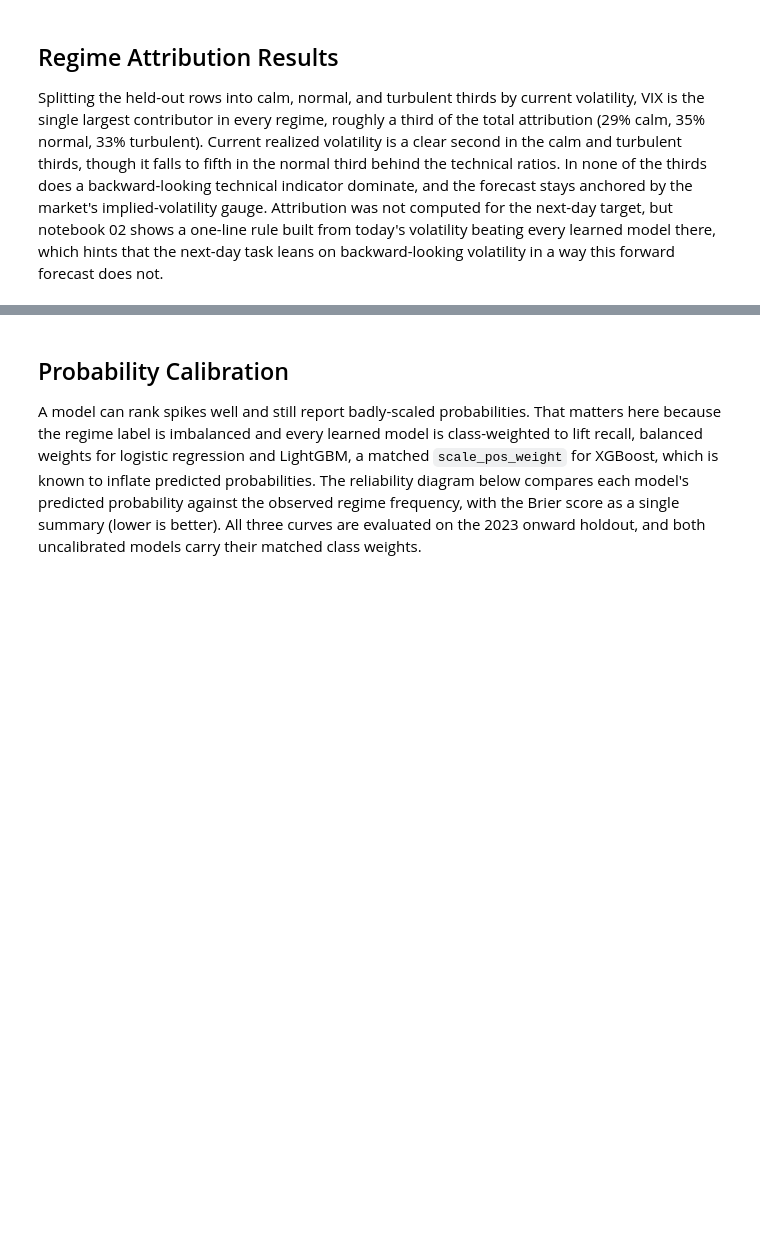
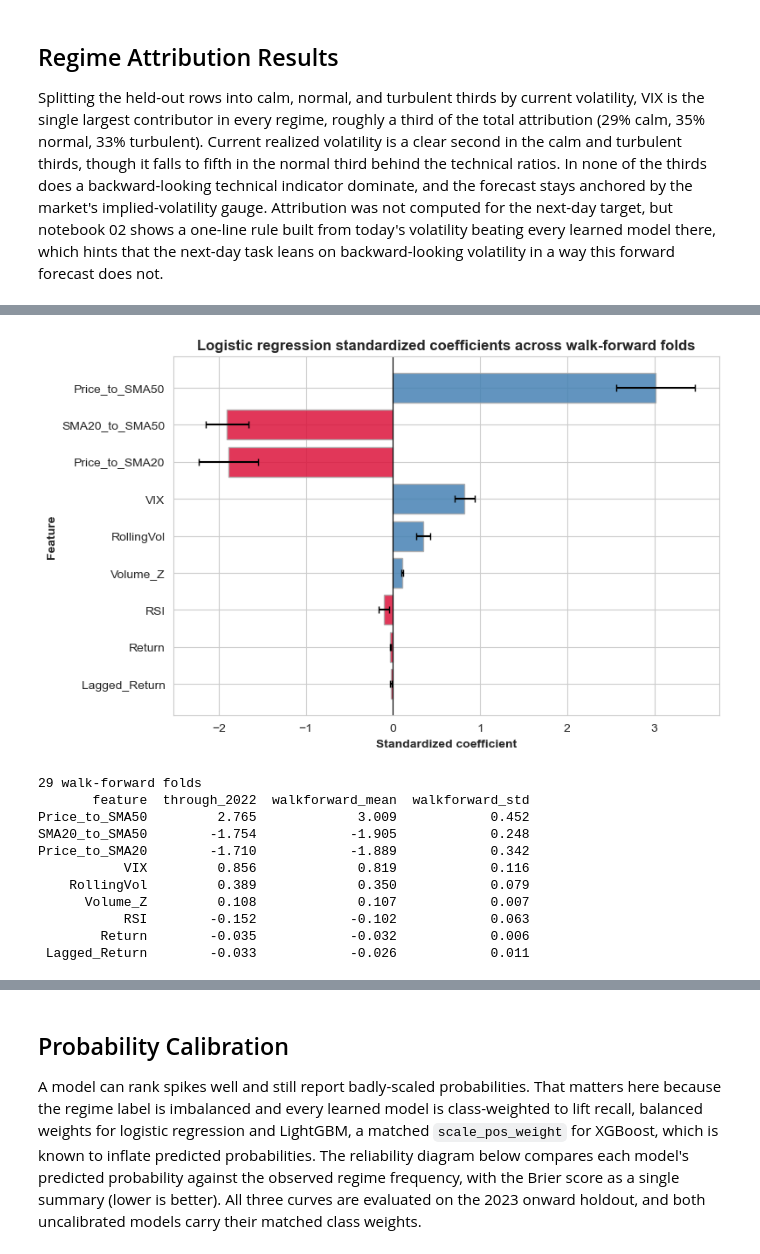
Before and after one commit to tisyasharma/volatility-regime-forecasting, a Jupyter notebook: notebooks/03_explainability.ipynb, the cells around one changed output, grey strips where cells are left out. Drawn from its saved outputs; the diff is of its cells as text; code cells hidden in the pictures; blank space fills up the shorter version.

```diff
--- a/notebooks/03_explainability.ipynb
+++ b/notebooks/03_explainability.ipynb
@@ -123,0 +129,63 @@ Splitting the held-out rows into calm, normal, and turbulent thirds by current v
+# %%
+split_cfg = cfg["split"]
+splits = generate_expanding_window_splits(
+    dates=df["Date"],
+    train_start=split_cfg["train_start"],
+    initial_train_end=split_cfg["initial_train_end"],
+    test_size_days=split_cfg["test_size_days"],
+    step_size_days=split_cfg["step_size_days"],
+    min_train_size_days=split_cfg["min_train_size_days"],
+)
+feat_ok = df[features].notna().all(axis=1)
+target_ok = df[target].notna()
+fold_coefs = []
+for tr_s, tr_e, te_s, te_e in splits:
+    tr_mask, _ = get_fold_indices(df["Date"], tr_s, tr_e, te_s, te_e, label_end=df["label_end_forward"])
+    tr_mask = tr_mask & feat_ok & target_ok
+    if tr_mask.sum() < 50:
+        continue
+    bundle = train_logistic_regression(df.loc[tr_mask, features], df.loc[tr_mask, target])
+    fold_coefs.append(bundle["model"].coef_[0])
+
+fold_coefs = np.array(fold_coefs)
+coef_mean = fold_coefs.mean(axis=0)
+coef_std = fold_coefs.std(axis=0, ddof=1)
+coef_2022 = train_logistic_regression(X_train, y_train)["model"].coef_[0]
+
+order = np.argsort(np.abs(coef_mean))
+colors = [STEEL if coef_mean[i] > 0 else CRIMSON for i in order]
+fig, ax = plt.subplots(figsize=(8, 5))
+ax.barh(range(len(order)), coef_mean[order], xerr=coef_std[order], color=colors,
+        alpha=0.85, edgecolor="darkgrey", capsize=3)
+ax.axvline(0, color="black", linewidth=0.8)
+ax.set_yticks(range(len(order)))
+ax.set_yticklabels([features[i] for i in order])
+ax.set_xlabel("Standardized coefficient", fontweight="bold")
+ax.set_ylabel("Feature", fontweight="bold")
+ax.set_title("Logistic regression standardized coefficients across walk-forward folds", fontweight="bold")
+plt.tight_layout()
+plt.savefig(FIG / "logreg_coefficients.png", dpi=130, bbox_inches="tight")
+plt.show()
+
+coef_table = pd.DataFrame({
+    "feature": features,
+    "through_2022": np.round(coef_2022, 3),
+    "walkforward_mean": np.round(coef_mean, 3),
+    "walkforward_std": np.round(coef_std, 3),
+})
+coef_table = coef_table.reindex(coef_table["walkforward_mean"].abs().sort_values(ascending=False).index)
+print(f"{len(fold_coefs)} walk-forward folds")
+print(coef_table.to_string(index=False))
+# %% [output]
+[figure, added]
+29 walk-forward folds
+       feature  through_2022  walkforward_mean  walkforward_std
+Price_to_SMA50         2.765             3.009            0.452
+SMA20_to_SMA50        -1.754            -1.905            0.248
+Price_to_SMA20        -1.710            -1.889            0.342
+           VIX         0.856             0.819            0.116
+    RollingVol         0.389             0.350            0.079
+      Volume_Z         0.108             0.107            0.007
+           RSI        -0.152            -0.102            0.063
+        Return        -0.035            -0.032            0.006
+ Lagged_Return        -0.033            -0.026            0.011
```
Also changed, not shown: parts of 8 cells of this notebook, 12 other files.
